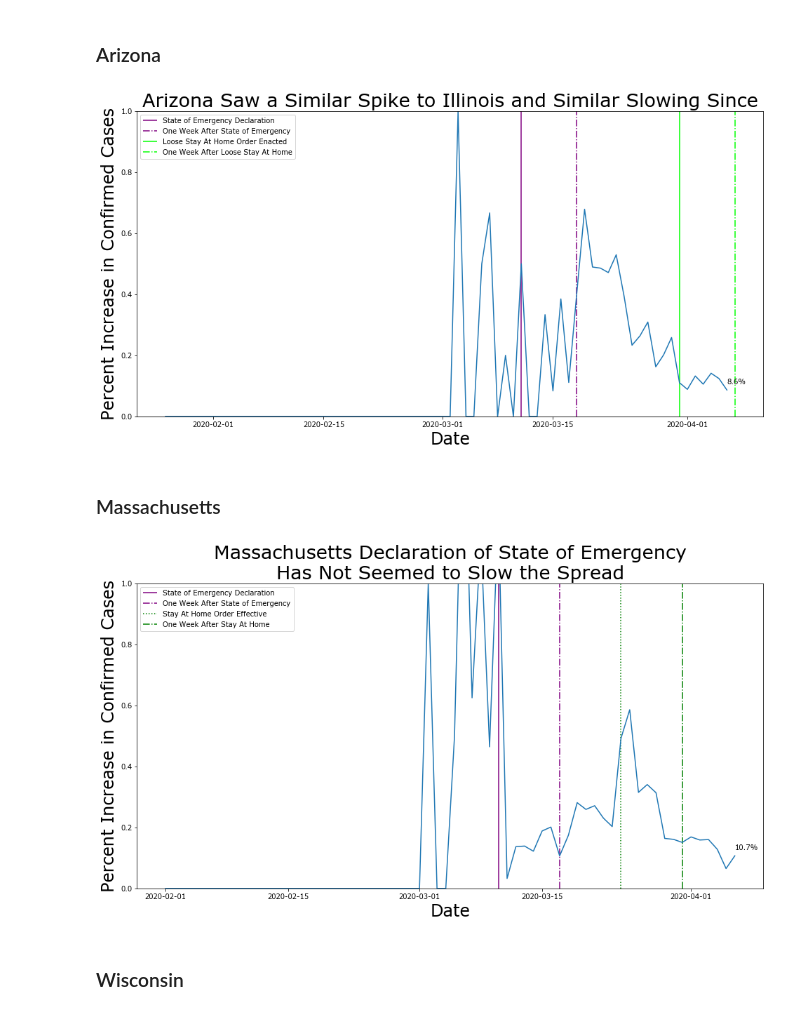
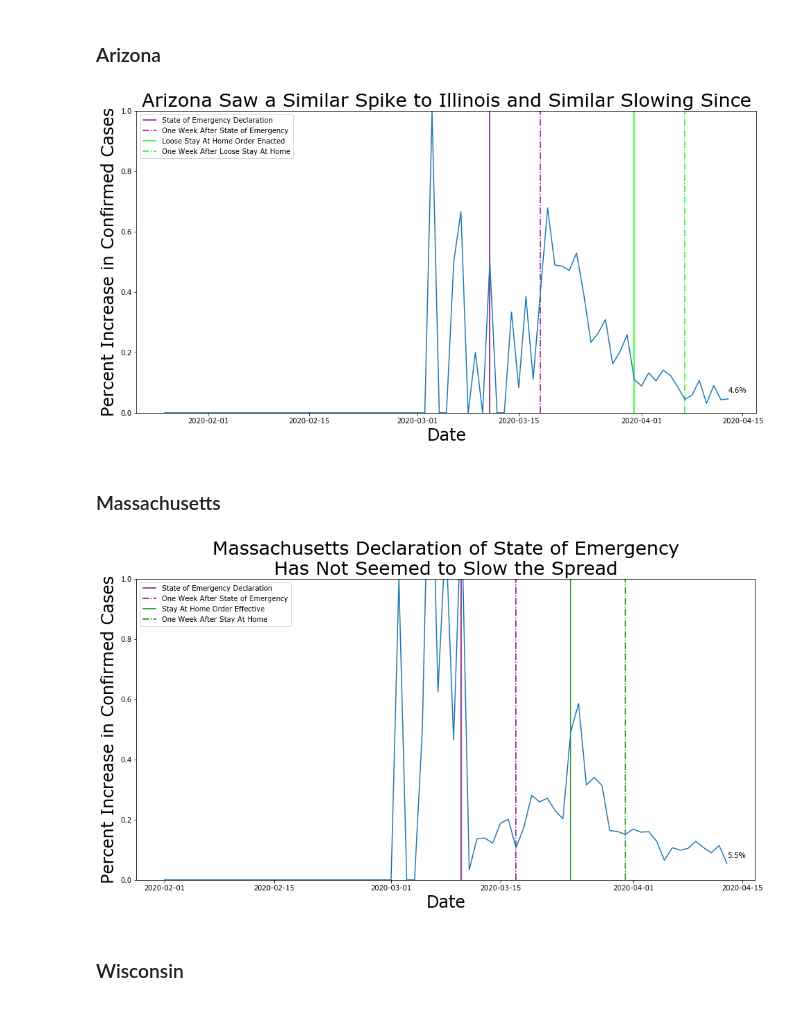
Before and after one commit to nmwhitehead/Coronavirus-USA, a Jupyter notebook: U.S. NYT Data.ipynb, the cells around one changed output. Cells and saved outputs as stored; diff of their text form; code cells hidden in the pictures.

```diff
--- a/U.S. NYT Data.ipynb
+++ b/U.S. NYT Data.ipynb
@@ -11,7 +11,9 @@ import datetime as dt
 # total_us_data = pd.read_csv('NYT-US-Data/us-states-2020-3-31.csv.csv')
 # total_us_data = pd.read_csv('NYT-US-Data/us-states-2020-04-05.csv')
 # total_us_data = pd.read_csv('NYT-US-Data/us-states-2020-04-06.csv')
-total_us_data = pd.read_csv('NYT-US-Data/us-states-2020-04-07.csv')
+# total_us_data = pd.read_csv('NYT-US-Data/us-states-2020-04-07.csv')
+# total_us_data = pd.read_csv('NYT-US-Data/us-states-2020-04-09.csv')
+total_us_data = pd.read_csv('NYT-US-Data/us-states-2020-04-14.csv')
 # %%
 # let's give the data a look
 total_us_data.head()
@@ -68,3 +71,6 @@ total_us_data['date'] = pd.to_datetime(total_us_data['date'])
 # This will show the percent change in cases by day
 total_us_data['percent_change'] = total_us_data.groupby('state').cases.pct_change()
 total_us_data['percent_change'].fillna(0, inplace=True)
+# %%
+# Let's add a difference column
+total_us_data['change_in_cases'] = total_us_data.groupby('state')['cases'].diff()
@@ -311,35 +326,35 @@ plt.plot(arizona_data.percent_change)
 
 plt.legend(loc='upper left');
 # %% [output]
-[figure, old version]
+[figure, new version]
 # %% [markdown]
 ### Massachusetts
 # %%
 plt.figure(figsize=(16,8))
 plt.title("Massachusetts Declaration of State of Emergency\nHas Not Seemed to Slow the Spread", size=27)
 
 plt.xlabel('Date', size=24)
 plt.ylabel('Percent Increase in Confirmed Cases', size=24)
 
 # https://www.mass.gov/info-details/covid-19-state-of-emergency
 plt.vlines(x=dt.date(2020, 3, 10), ymin=0, ymax=1, linestyles='solid', color='purple', label='State of Emergency Declaration')
 plt.vlines(x=dt.date(2020, 3, 17), ymin=0, ymax=1, linestyle='dashdot', color='purple', label='One Week After State of Emergency')
 
 # https://www.mass.gov/news/governor-charlie-baker-orders-all-non-essential-businesses-to-cease-in-person-operation
-plt.vlines(x=dt.date(2020, 3, 24), ymin=0, ymax=1, linestyles='dotted', color='green', label='Stay At Home Order Effective')
+plt.vlines(x=dt.date(2020, 3, 24), ymin=0, ymax=1, linestyles='solid', color='green', label='Stay At Home Order Effective')
 plt.vlines(x=dt.date(2020, 3, 31), ymin=0, ymax=1, linestyle='dashdot', color='green', label='One Week After Stay At Home')
 
 # thousand_case_milestone(massachusetts_data)
 
 most_recent(massachusetts_data)
 
 plt.ylim(ymin=0, ymax=1)
 
 plt.plot(massachusetts_data.percent_change)
 
 plt.legend(loc='upper left');
 # %% [output]
-[figure, old version]
+[figure, new version]
 # %% [markdown]
 ### Wisconsin
 # %%
```
Also changed, not shown: parts of 51 cells of this notebook, 6 other files.
